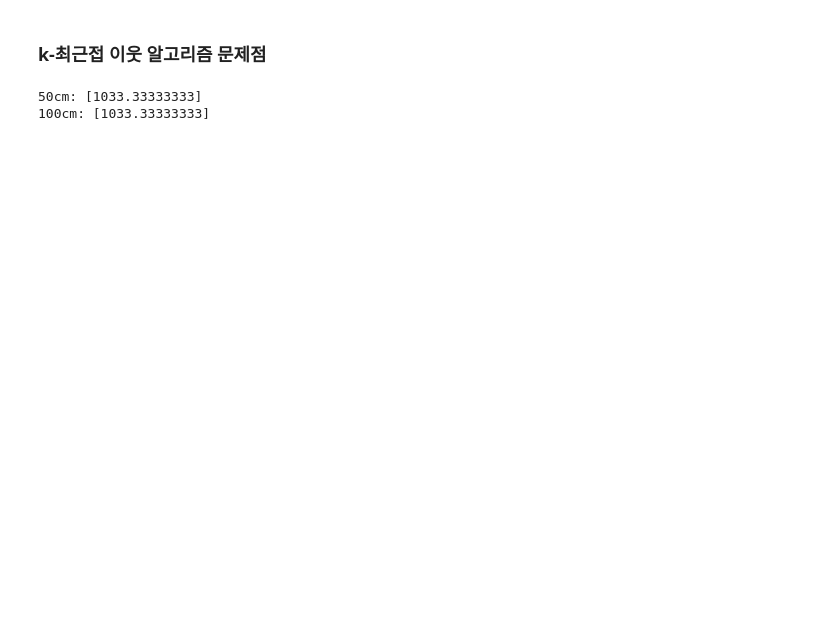
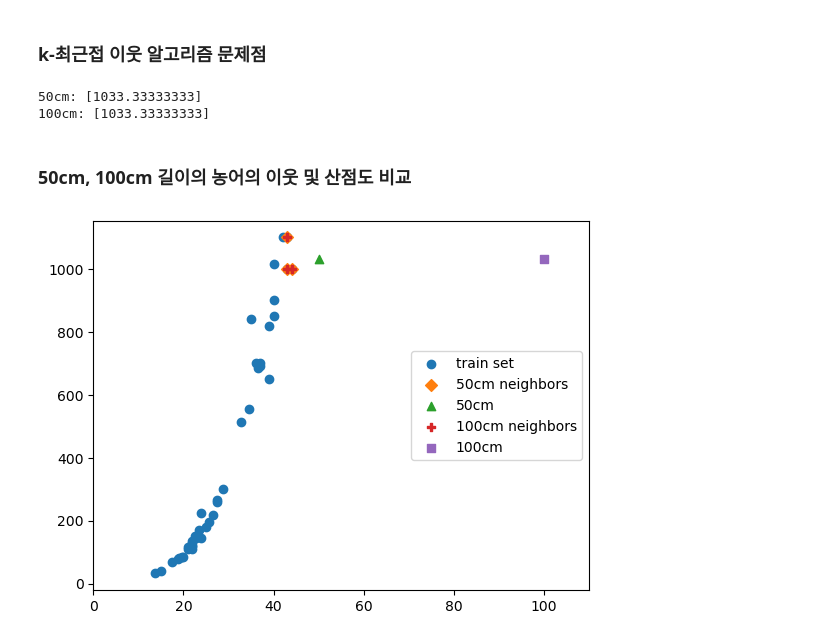
Before and after one commit to epocheing/202206_KNU_kdt2, a Jupyter notebook: machine_learning/D_0831.ipynb, the cells around one changed output. Drawn from its saved outputs; the diff is of its cells as text; code cells hidden in the pictures; blank space fills up the shorter version.

```diff
--- a/machine_learning/D_0831.ipynb
+++ b/machine_learning/D_0831.ipynb
@@ -151,3 +151,24 @@ print('100cm:', knr.predict([[100]]))
 # %% [output]
 50cm: [1033.33333333]
 100cm: [1033.33333333]
+# %% [markdown]
+### 50cm, 100cm 길이의 농어의 이웃 및 산점도 비교
+# %%
+distance_50, indexes_50 = knr.kneighbors([[50]])
+distance_100, indexes_100 = knr.kneighbors([[100]])
+
+plt.scatter(train_input, train_target, label = "train set")
+
+plt.scatter(train_input[indexes_50], train_target[indexes_50],
+           marker = "D", label = "50cm neighbors")
+plt.scatter(50, 1033, marker = "^", label = "50cm")
+
+plt.scatter(train_input[indexes_100], train_target[indexes_100],
+           marker="P", label = "100cm neighbors")
+plt.scatter(100, 1033, marker = "s", label = "100cm")
+
+plt.xlim(0, 110)
+plt.legend(loc = 5)
+plt.show()
+# %% [output]
+[figure, added]
```
Also changed, not shown: parts of 2 cells of this notebook, 1 other file.
